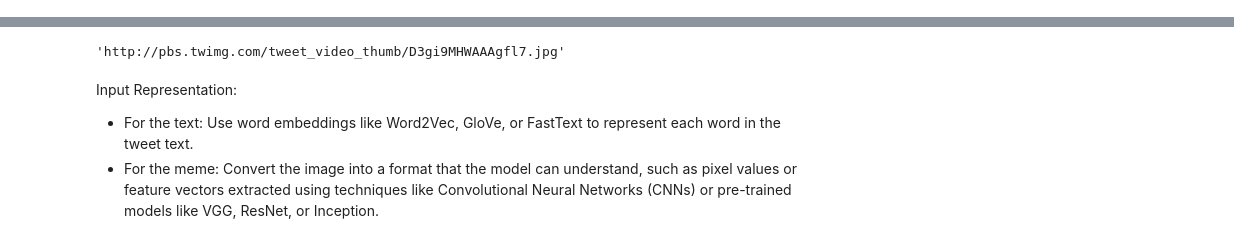
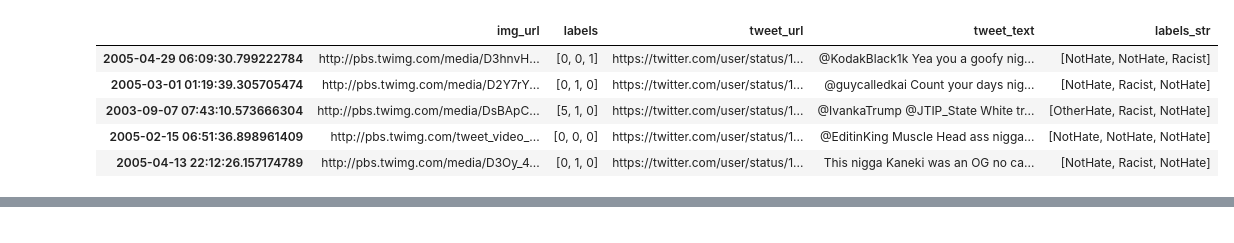
Before and after one commit to martintefra/Multi-Modal-Hate-Speech-Detection, a Jupyter notebook: index.ipynb, the cells around one changed output, grey strips where cells are left out. Cells and saved outputs as stored; diff of their text form; code cells hidden in the pictures.

Commit message:
text classificator

```diff
--- a/index.ipynb
+++ b/index.ipynb
@@ -21,6 +25,14 @@ import fasttext
 # %%
 path = os.getcwd()
 df = pd.read_json(path + '/MMHS150K/MMHS150K_GT.json', orient='index')
+df.sample(5)
+# %% [output]
+|  | img_url | labels | tweet_url | tweet_text | labels_str |
+| 2005-04-29 06:09:30.799222784 | http://pbs.twimg.com/media/D3hnvH... | [0, 0, 1] | https://twitter.com/user/status/1... | @KodakBlack1k Yea you a goofy nig... | [NotHate, NotHate, Racist] |
+| 2005-03-01 01:19:39.305705474 | http://pbs.twimg.com/media/D2Y7rY... | [0, 1, 0] | https://twitter.com/user/status/1... | @guycalledkai Count your days nig... | [NotHate, Racist, NotHate] |
+| 2003-09-07 07:43:10.573666304 | http://pbs.twimg.com/media/DsBApC... | [5, 1, 0] | https://twitter.com/user/status/1... | @IvankaTrump @JTIP_State White tr... | [OtherHate, Racist, NotHate] |
+| 2005-02-15 06:51:36.898961409 | http://pbs.twimg.com/tweet_video_... | [0, 0, 0] | https://twitter.com/user/status/1... | @EditinKing Muscle Head ass nigga... | [NotHate, NotHate, NotHate] |
+| 2005-04-13 22:12:26.157174789 | http://pbs.twimg.com/media/D3Oy_4... | [0, 1, 0] | https://twitter.com/user/status/1... | This nigga Kaneki was an OG no ca... | [NotHate, Racist, NotHate] |
 # %%
 # labels: 0 - NotHate, 1 - Racist, 2 - Sexist, 3 - Homophobe, 4 - Religion, 5 - OtherHate
 
@@ -52,13 +64,3 @@ df.head()
 | 2 | http://pbs.twimg.com/media/D2Ozhz... | https://twitter.com/user/status/1... | “NIGGA ON MA MOMMA YOUNGBOY BE SP... | 1108927368075374593 | True | False | False | False | False | ... |
 | 3 | http://pbs.twimg.com/ext_tw_video... | https://twitter.com/user/status/1... | RT xxSuGVNGxx: I ran into this HO... | 1114558534635618305 | True | True | False | False | False | ... |
 | 4 | http://pbs.twimg.com/media/Dl30pG... | https://twitter.com/user/status/1... | “EVERYbody calling you Nigger now... | 1035252480215592966 | True | True | False | False | False | ... |
-# %%
-# for each row, create the sample with the image from img_resized and the image text form img_txt
-df["img_url"][0]
-# %% [output]
-'http://pbs.twimg.com/tweet_video_thumb/D3gi9MHWAAAgfl7.jpg'
-# %% [markdown]
-Input Representation:
-
-- For the text: Use word embeddings like Word2Vec, GloVe, or FastText to represent each word in the tweet text.
-- For the meme: Convert the image into a format that the model can understand, such as pixel values or feature vectors extracted using techniques like Convolutional Neural Networks (CNNs) or pre-trained models like VGG, ResNet, or Inception.
```
Also changed, not shown: parts of 15 cells of this notebook.
